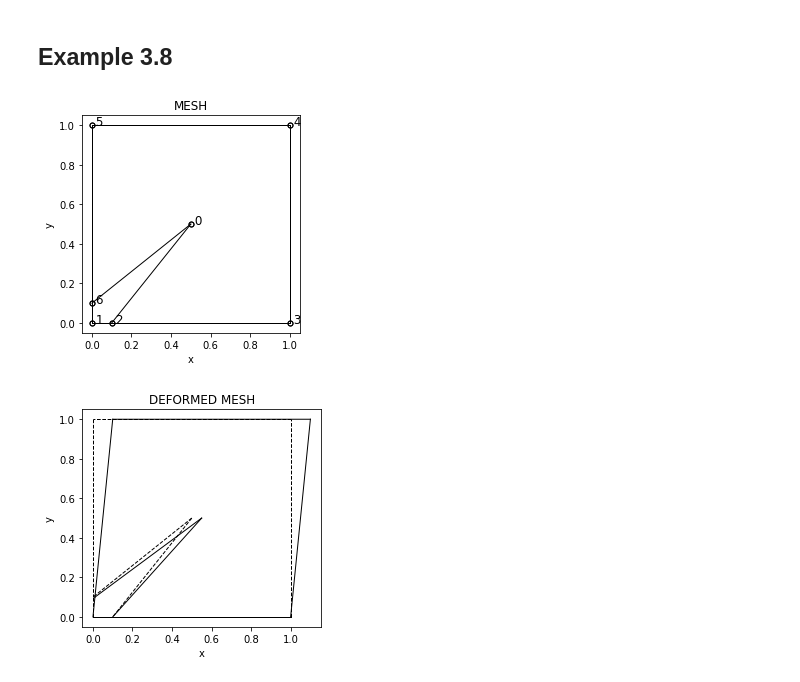
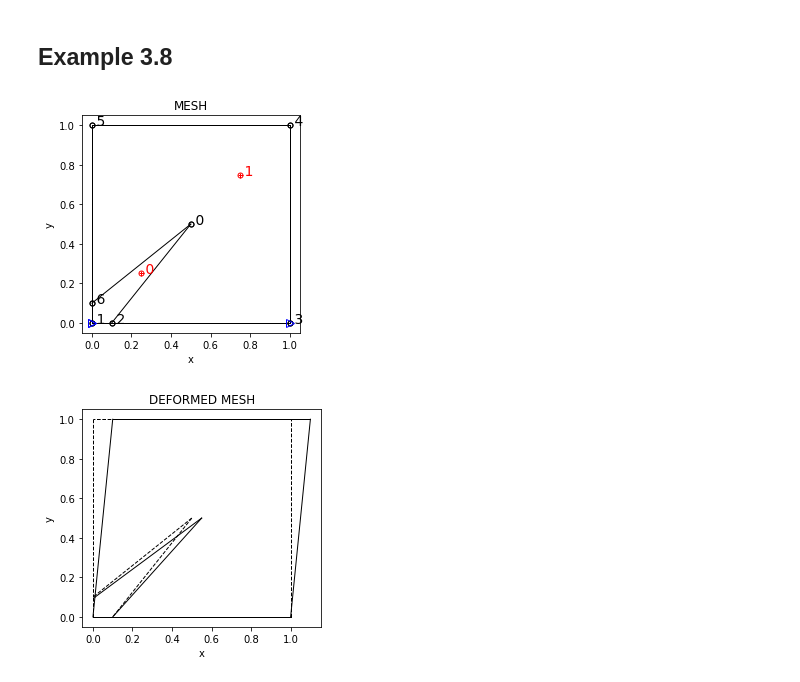
Before and after one commit to amemetov/sbfem-sandbox, a Jupyter notebook: notebooks/Example3.ipynb, the cells around one changed output. Saved outputs shown, nothing was run; the diff lists cells and outputs as text; code cells hidden in the pictures.

Commit message:
Added plots for Example 3.9

```diff
--- a/notebooks/Example3.ipynb
+++ b/notebooks/Example3.ipynb
@@ -88,18 +88,20 @@ deformed, fct = utils.plotDeformedMesh(d, coord, sdConn, opt)
 # %%
 # Example 3.8
 isd = utils.matlabToPythonIndices(2)  # S - element number
 xi = 1  # radial coordinate
 
 ex_3_8 = Ex3.example_3_8(isd, xi)
 coord = ex_3_8['in']['coord']
 sdConn = ex_3_8['in']['sdConn']
 sdSC = ex_3_8['in']['sdSC']
+BC_Disp = ex_3_8['in']['BC_Disp']
 d = ex_3_8['out']['d']
 
-opt = {'LineSpec': '-k', 'sdSC': sdSC, 'PlotNode': 1, 'LabelNode': 1, 'title': 'MESH'}
+opt = {'LabelSC': 14, 'LineSpec': 'k-', 'PlotNode': 1, 'LabelNode': 14,
+       'sdSC': sdSC,  'BC_Disp': BC_Disp, 'title': 'MESH'}
 utils.plotSBFEMesh(coord, sdConn, opt)
 # %% [output]
-[figure, old version]
+[figure, new version]
 # %%
 # Plot deformed mesh
 opt = {'MagnFct': 0.1, 'Undeformed': '--k',
```
Also changed, not shown: parts of 5 cells of this notebook, 10 other files.
